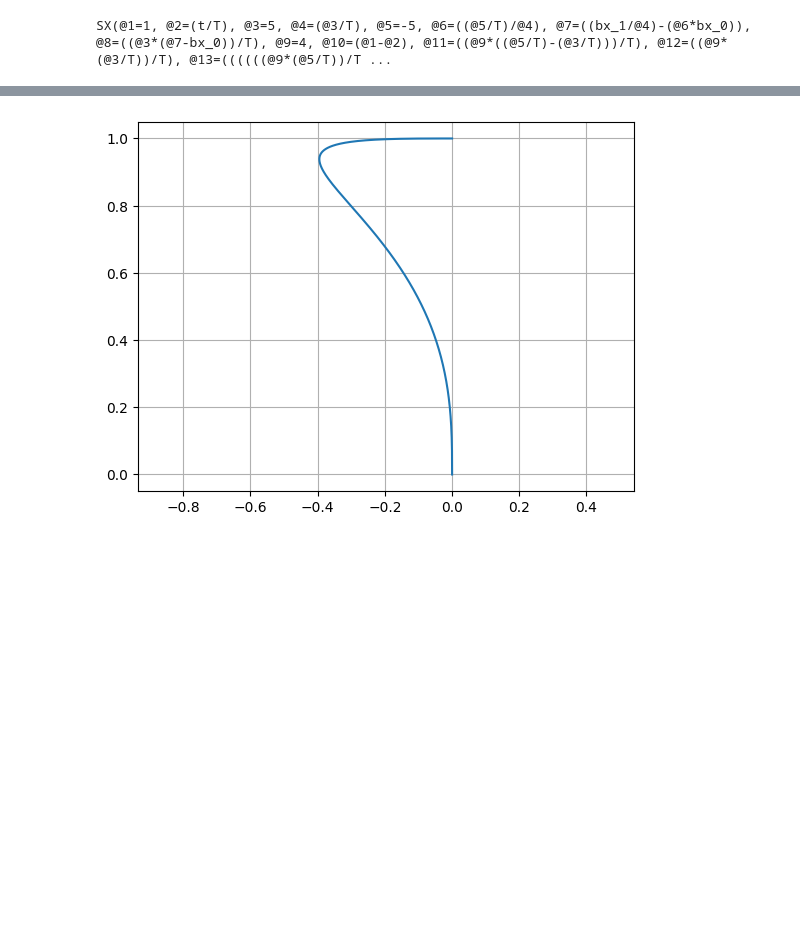
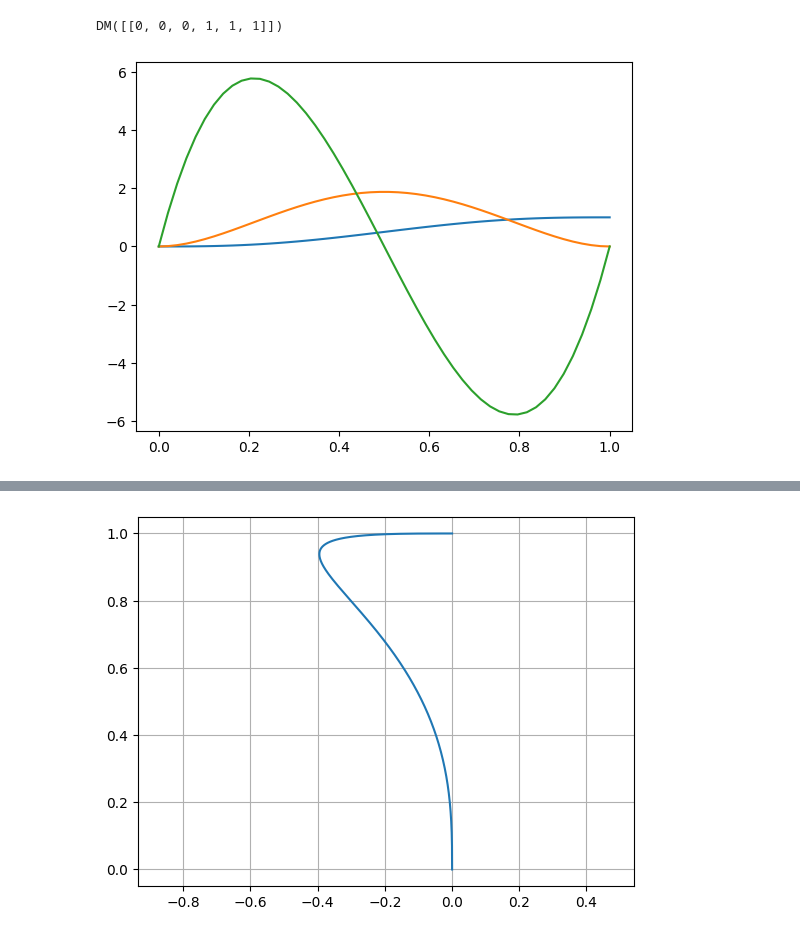
Before and after one commit to CogniPilot/pyecca, a Jupyter notebook: notebooks/BezierCasadi.ipynb, the cells around one changed output, grey strips where cells are left out. Cells and saved outputs as stored; diff of their text form; code cells hidden in the pictures; blank space fills up the shorter version.

```diff
--- a/notebooks/BezierCasadi.ipynb
+++ b/notebooks/BezierCasadi.ipynb
@@ -83,4 +29,0 @@ omega = (vx*ay - vy*ax)/V
-# %%
-omega
-# %% [output]
-SX(@1=1, @2=(t/T), @3=5, @4=(@3/T), @5=-5, @6=((@5/T)/@4), @7=((bx_1/@4)-(@6*bx_0)), @8=((@3*(@7-bx_0))/T), @9=4, @10=(@1-@2), @11=((@9*((@5/T)-(@3/T)))/T), @12=((@9*(@3/T))/T), @13=((((((@9*(@5/T))/T ...
@@ -87,3 +75,18 @@ SX(@1=1, @2=(t/T), @3=5, @4=(@3/T), @5=-5, @6=((@5/T)/@4), @7=((bx_1/@4)-(@6*bx_
+# %%
+bezier_6 = derive_bezier_6()
+T0 = 1
+wp_0 = [0, 0]  # pos/vel at waypoint 0
+wp_1 = [1, 0]  # pos/vel at waypoint 1
+P0 = bezier_6['solve_pos_vel'](wp_0, wp_1, T0)
+P0
+# %% [output]
+DM([[0, 0, 0, 1, 1, 1]])
+# %%
+t0 = np.linspace(0, T0)
+x = np.array(bezier_6['traj'](np.array([t0]), T0, P0))
+plt.plot(t0, x.T);
+# %% [output]
+[figure, added]
 # %%
 # check bezier with numerical derivatives
 def check_bezier():
```
Also changed, not shown: parts of 5 cells of this notebook, 4 other files.
